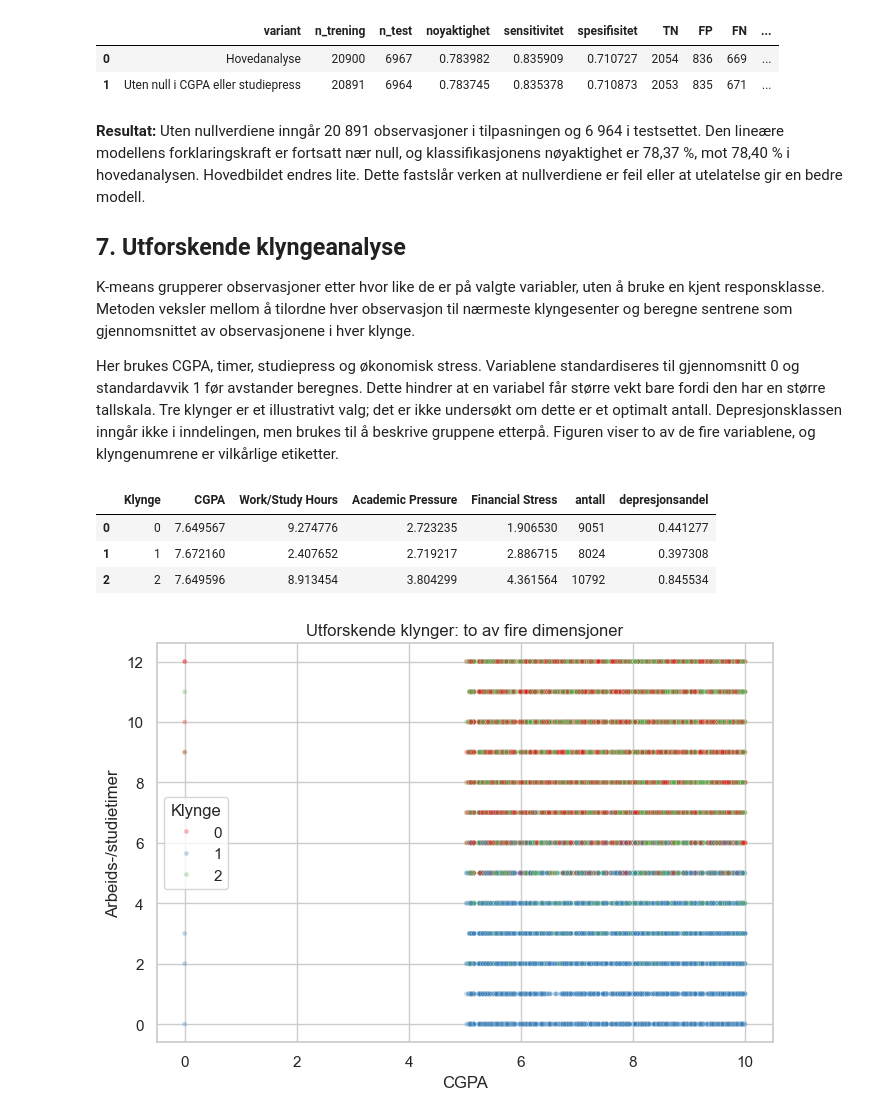
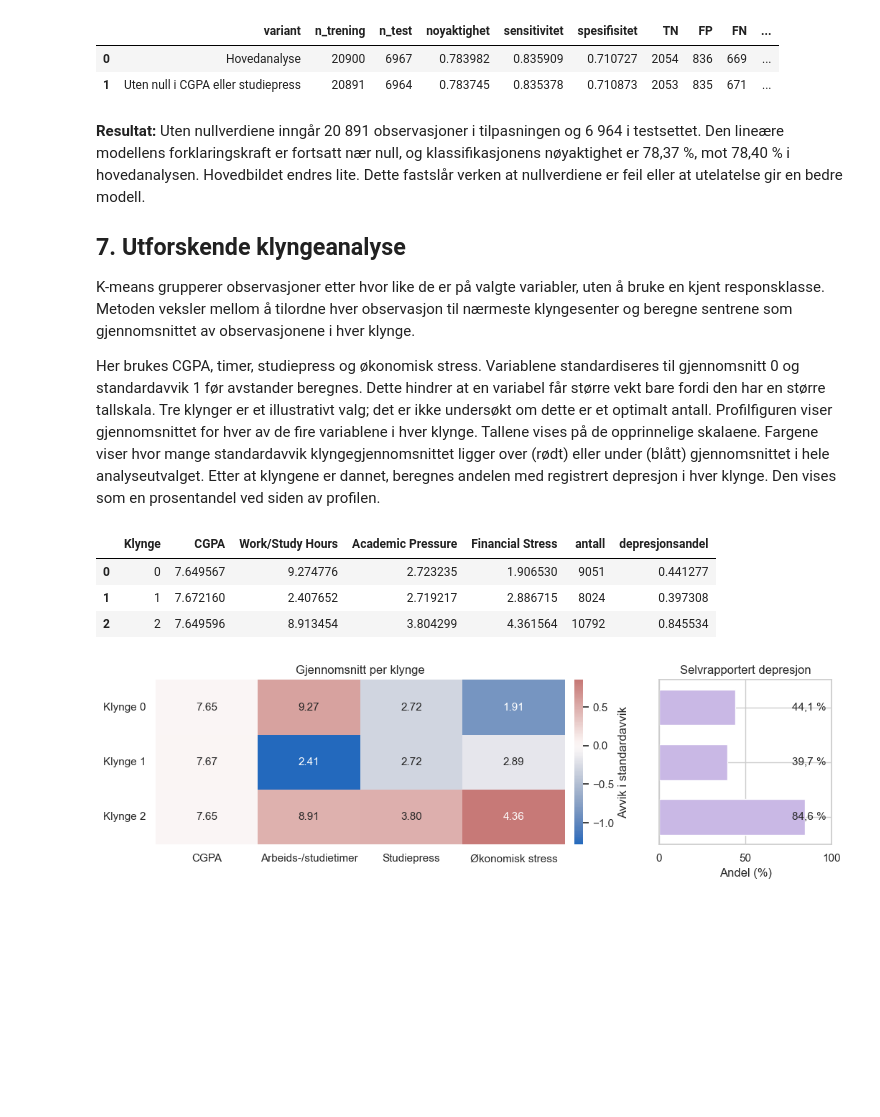
Before and after one commit to holakle/Statistikk_prosjekt, a Jupyter notebook: analyse.ipynb, the cells around one changed output. Saved outputs shown, nothing was run; the diff lists cells and outputs as text; code cells hidden in the pictures; blank space fills up the shorter version.

Commit message:
Forenkle klassifikasjonsresultater og vis klyngeprofiler

```diff
--- a/analyse.ipynb
+++ b/analyse.ipynb
@@ -566,28 +536,53 @@ Her brukes CGPA, timer, studiepress og økonomisk stress. Variablene standardise
 til gjennomsnitt 0 og standardavvik 1 før avstander beregnes. Dette hindrer at
 en variabel får større vekt bare fordi den har en større tallskala. Tre klynger er
 et illustrativt valg; det er ikke undersøkt om dette er et optimalt antall.
-Depresjonsklassen inngår ikke i inndelingen, men brukes til å beskrive gruppene
-etterpå. Figuren viser to av de fire variablene, og klyngenumrene er vilkårlige etiketter.
+Profilfiguren viser gjennomsnittet for hver av de fire variablene i hver klynge.
+Tallene vises på de opprinnelige skalaene. Fargene viser hvor mange standardavvik
+klyngegjennomsnittet ligger over (rødt) eller under (blått) gjennomsnittet i hele
+analyseutvalget. Etter at klyngene er dannet, beregnes andelen med registrert
+depresjon i hver klynge. Den vises som en prosentandel ved siden av profilen.
 # %%
 klyngevariabler = ['CGPA', *REG_VARIABLER]
 klyngedata = df.copy()
-standardiserte_klyngedata = StandardScaler().fit_transform(klyngedata[klyngevariabler])
+standardisering = StandardScaler()
+standardiserte_klyngedata = standardisering.fit_transform(klyngedata[klyngevariabler])
 kmeans = KMeans(n_clusters=3, random_state=FROE, n_init=10)
 klyngedata['Klynge'] = kmeans.fit_predict(standardiserte_klyngedata)
 klyngetabell = klyngedata.groupby('Klynge')[klyngevariabler].mean()
 klyngetabell['antall'] = klyngedata.groupby('Klynge').size()
 klyngetabell['depresjonsandel'] = klyngedata.groupby('Klynge')['Depression'].mean()
 lagre_tabell(klyngetabell.reset_index(), 'klynger_utforskende')
-fig, ax = plt.subplots(figsize=(7, 5))
-sns.scatterplot(data=klyngedata, x='CGPA', y='Work/Study Hours', hue='Klynge', palette='Set1', alpha=0.3, s=12, ax=ax)
-ax.set(title='Utforskende klynger: to av fire dimensjoner', xlabel='CGPA', ylabel='Arbeids-/studietimer')
+
+# Bruk samme gjennomsnitt og standardavvik som ved klyngingen til å fargelegge profilen.
+gjennomsnitt = klyngetabell[klyngevariabler]
+profil = standardisering.transform(gjennomsnitt)
+fig, (ax, andel_ax) = plt.subplots(
+    1, 2, sharey=True, figsize=(10.6, 3.3), gridspec_kw={'width_ratios': [4, 1.4]}
+)
+sns.heatmap(
+    profil, annot=gjennomsnitt, fmt='.2f', cmap='vlag', center=0, ax=ax,
+    xticklabels=['CGPA', 'Arbeids-/studietimer', 'Studiepress', 'Økonomisk stress'],
+    yticklabels=[f'Klynge {k}' for k in klyngetabell.index],
+    cbar_kws={'label': 'Avvik i standardavvik', 'pad': 0.02},
+)
+ax.set_title('Gjennomsnitt per klynge')
+ax.tick_params(axis='y', labelrotation=0)
+andeler = 100 * klyngetabell['depresjonsandel']
+rader = np.arange(len(klyngetabell)) + 0.5
+andel_ax.barh(rader, andeler, height=0.65, color='#c9b8e5')
+for rad, andel in zip(rader, andeler):
+    etikett = f'{andel:.1f}'.replace('.', ',')
+    andel_ax.text(97, rad, f'{etikett} %', ha='right', va='center')
+andel_ax.set(xlim=(0, 100), xticks=[0, 50, 100], xlabel='Andel (%)',
+             title='Selvrapportert depresjon')
+andel_ax.tick_params(axis='y', left=False, labelleft=False)
 lagre_figur(fig, 'figur4_klynger.png')
 # %% [output]
 |  | Klynge | CGPA | Work/Study Hours | Academic Pressure | Financial Stress | antall | depresjonsandel |
 | 0 | 0 | 7.649567 | 9.274776 | 2.723235 | 1.906530 | 9051 | 0.441277 |
 | 1 | 1 | 7.672160 | 2.407652 | 2.719217 | 2.886715 | 8024 | 0.397308 |
 | 2 | 2 | 7.649596 | 8.913454 | 3.804299 | 4.361564 | 10792 | 0.845534 |
-[figure, old version]
+[figure, new version]
 # %% [markdown]
 **Resultat:** Klynge 2 har høyere gjennomsnittlig studiepress og økonomisk stress
 enn de andre klyngene, og 84,55 % er registrert i depresjonsklasse 1.
```
Also changed, not shown: parts of 5 cells of this notebook, 5 other files.
